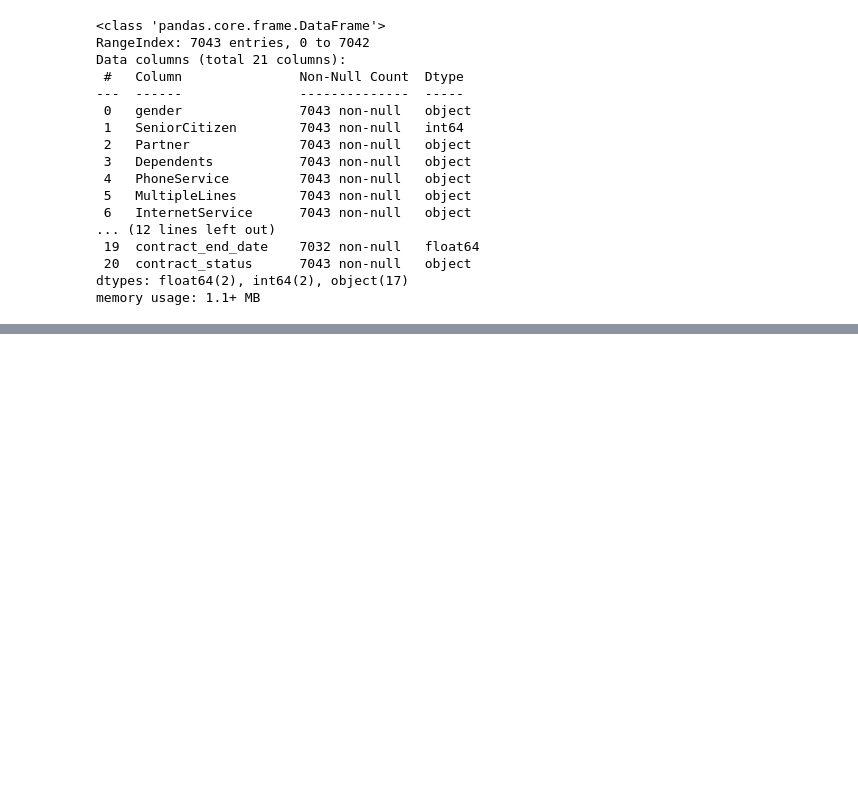
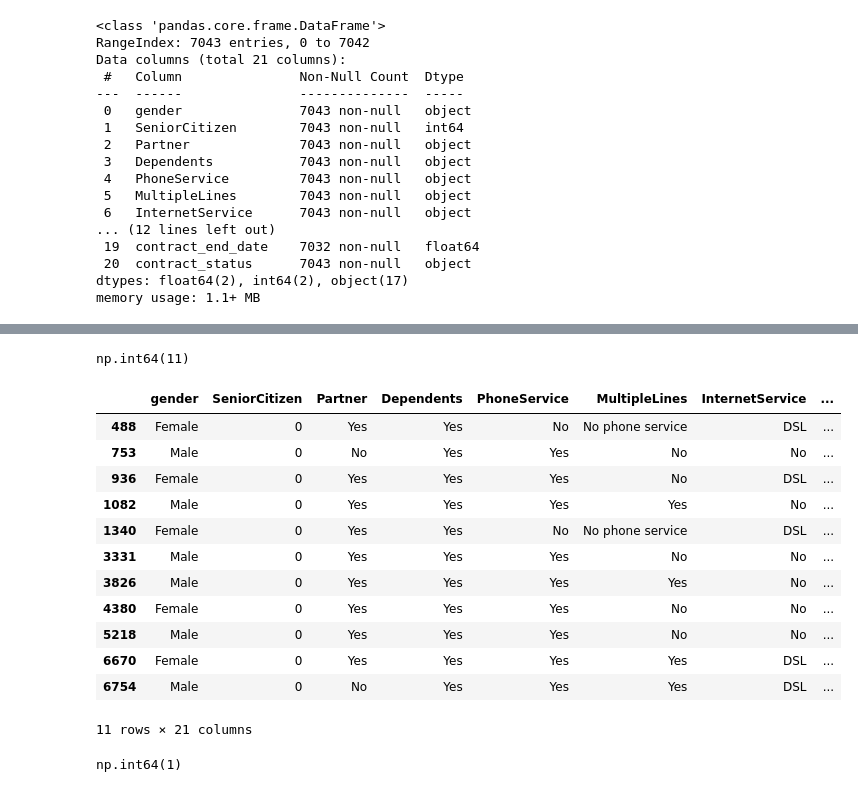
Before and after one commit to dtharssis-studies/rocketseat.desenvolvimento_de_ia, a Jupyter notebook: eda/eda_churn.ipynb, the cells around one changed output, grey strips where cells are left out. Drawn from its saved outputs; the diff is of its cells as text; code cells hidden in the pictures; blank space fills up the shorter version.

Commit message:
Add missing value detection and handling in EDA notebook for churn analysis

```diff
--- a/eda/eda_churn.ipynb
+++ b/eda/eda_churn.ipynb
@@ -322,0 +349,27 @@ memory usage: 1.1+ MB
+# %%
+# detectar valores ausentes em uma coluna específica
+df_churn['contract_end_date'].isna().sum()
+# %% [output]
+np.int64(11)
+# %%
+# Quantas linhas tem pelo menos uma coluna com valor ausente
+df_churn[df_churn.isna().any(axis=1)]
+# %% [output]
+|  | gender | SeniorCitizen | Partner | Dependents | PhoneService | MultipleLines | InternetService | ... |
+| 488 | Female | 0 | Yes | Yes | No | No phone service | DSL | ... |
+| 753 | Male | 0 | No | Yes | Yes | No | No | ... |
+| 936 | Female | 0 | Yes | Yes | Yes | No | DSL | ... |
+| 1082 | Male | 0 | Yes | Yes | Yes | Yes | No | ... |
+| 1340 | Female | 0 | Yes | Yes | No | No phone service | DSL | ... |
+| 3331 | Male | 0 | Yes | Yes | Yes | No | No | ... |
+| 3826 | Male | 0 | Yes | Yes | Yes | Yes | No | ... |
+| 4380 | Female | 0 | Yes | Yes | Yes | No | No | ... |
+| 5218 | Male | 0 | Yes | Yes | Yes | No | No | ... |
+| 6670 | Female | 0 | Yes | Yes | Yes | Yes | DSL | ... |
+| 6754 | Male | 0 | No | Yes | Yes | Yes | DSL | ... |
+11 rows × 21 columns
+# %%
+# Quantas colunas tem ao menos um valor ausente
+df_churn.isna().any(axis=0).sum()
+# %% [output]
+np.int64(1)
```
Also changed, not shown: parts of 10 cells of this notebook.
